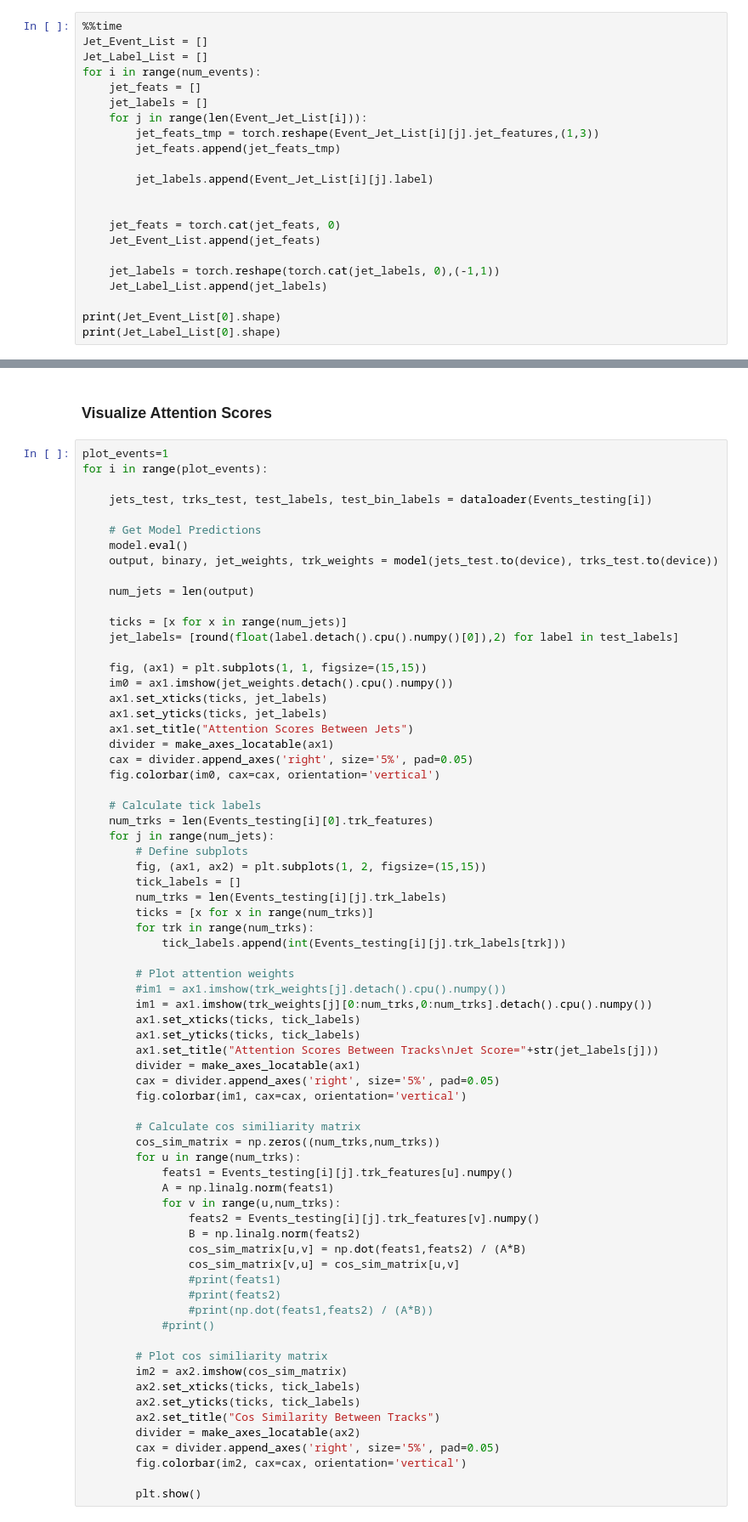
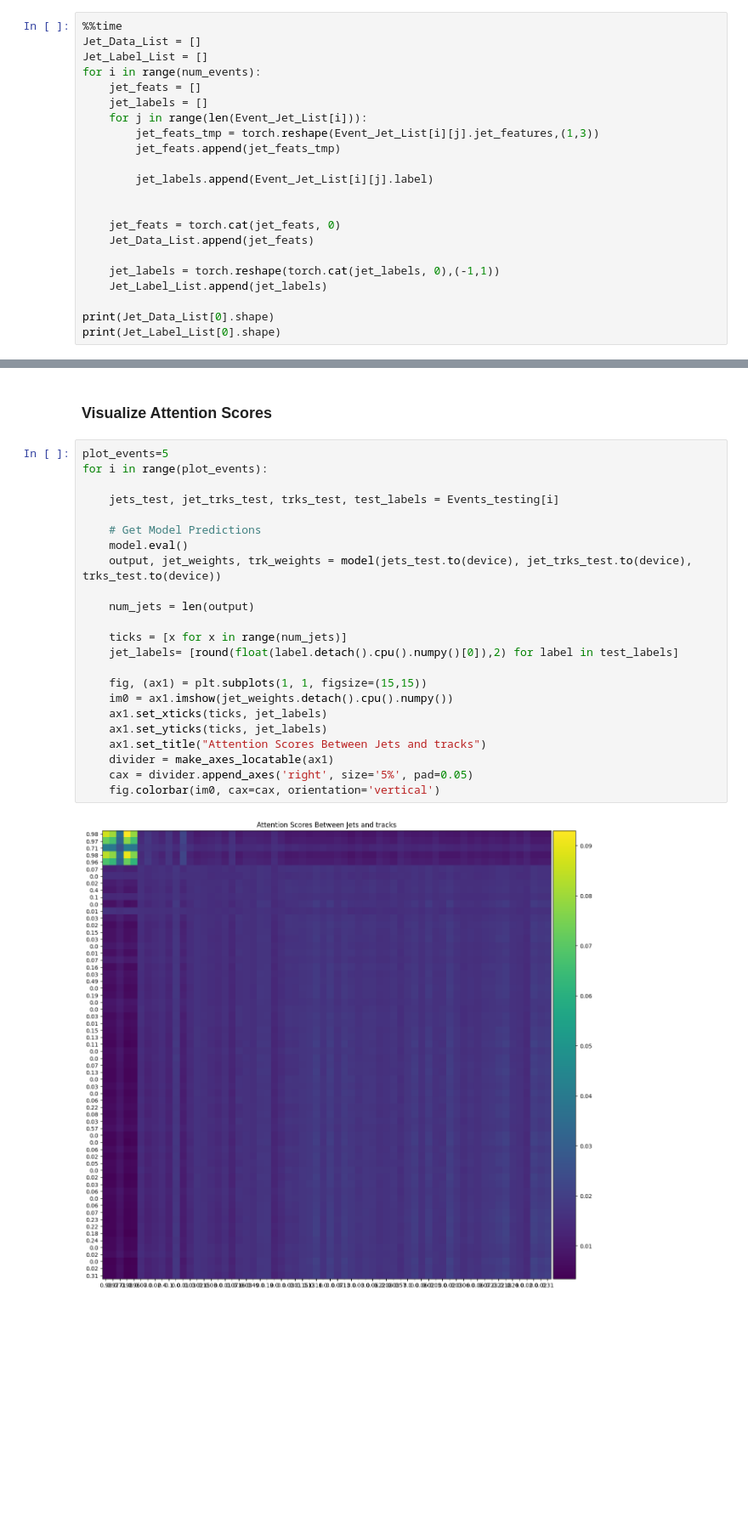
Before and after one commit to LukeV37/Pythia, a Jupyter notebook: Jet_Attention_Model_Event_Level_Cross_Attention.ipynb, the cells around one changed output, grey strips where cells are left out. Shown: that part at 85% size. Saved outputs shown, nothing was run; the diff lists cells and outputs as text; blank space fills up the shorter version.

```diff
--- a/Jet_Attention_Model_Event_Level_Cross_Attention.ipynb
+++ b/Jet_Attention_Model_Event_Level_Cross_Attention.ipynb
@@ -217,7 +218,7 @@ Wall time: 2.39 s
 ### Generate Jet Tensor
 # %%
 %%time
-Jet_Event_List = []
+Jet_Data_List = []
 Jet_Label_List = []
 for i in range(num_events):
     jet_feats = []
@@ -230,12 +231,12 @@ for i in range(num_events):
 
 
     jet_feats = torch.cat(jet_feats, 0)
-    Jet_Event_List.append(jet_feats)
+    Jet_Data_List.append(jet_feats)
 
     jet_labels = torch.reshape(torch.cat(jet_labels, 0),(-1,1))
     Jet_Label_List.append(jet_labels)
 
-print(Jet_Event_List[0].shape)
+print(Jet_Data_List[0].shape)
 print(Jet_Label_List[0].shape)
 # %% [output]
 torch.Size([19, 3])
@@ -499,72 +592,27 @@ HS_idxs = np.where(binary_true == 0)
 # %% [markdown]
 ### Visualize Attention Scores
 # %%
-plot_events=1
+plot_events=5
 for i in range(plot_events):
 
-    jets_test, trks_test, test_labels, test_bin_labels = dataloader(Events_testing[i])
+    jets_test, jet_trks_test, trks_test, test_labels = Events_testing[i]
 
     # Get Model Predictions
     model.eval()
-    output, binary, jet_weights, trk_weights = model(jets_test.to(device), trks_test.to(device))
+    output, jet_weights, trk_weights = model(jets_test.to(device), jet_trks_test.to(device), trks_test.to(device))
 
     num_jets = len(output)
 
     ticks = [x for x in range(num_jets)]
     jet_labels= [round(float(label.detach().cpu().numpy()[0]),2) for label in test_labels]
 
     fig, (ax1) = plt.subplots(1, 1, figsize=(15,15))
     im0 = ax1.imshow(jet_weights.detach().cpu().numpy())
     ax1.set_xticks(ticks, jet_labels)
     ax1.set_yticks(ticks, jet_labels)
-    ax1.set_title("Attention Scores Between Jets")
+    ax1.set_title("Attention Scores Between Jets and tracks")
     divider = make_axes_locatable(ax1)
     cax = divider.append_axes('right', size='5%', pad=0.05)
     fig.colorbar(im0, cax=cax, orientation='vertical')
-
-    # Calculate tick labels
-    num_trks = len(Events_testing[i][0].trk_features)
-    for j in range(num_jets):
-        # Define subplots
-        fig, (ax1, ax2) = plt.subplots(1, 2, figsize=(15,15))
-        tick_labels = []
-        num_trks = len(Events_testing[i][j].trk_labels)
-        ticks = [x for x in range(num_trks)]
-        for trk in range(num_trks):
-            tick_labels.append(int(Events_testing[i][j].trk_labels[trk]))
-
-        # Plot attention weights
-        #im1 = ax1.imshow(trk_weights[j].detach().cpu().numpy())
-        im1 = ax1.imshow(trk_weights[j][0:num_trks,0:num_trks].detach().cpu().numpy())
-        ax1.set_xticks(ticks, tick_labels)
-        ax1.set_yticks(ticks, tick_labels)
-        ax1.set_title("Attention Scores Between Tracks\nJet Score="+str(jet_labels[j]))
-        divider = make_axes_locatable(ax1)
-        cax = divider.append_axes('right', size='5%', pad=0.05)
-        fig.colorbar(im1, cax=cax, orientation='vertical')
-
-        # Calculate cos similiarity matrix
-        cos_sim_matrix = np.zeros((num_trks,num_trks))
-        for u in range(num_trks):
-            feats1 = Events_testing[i][j].trk_features[u].numpy()
-            A = np.linalg.norm(feats1)
-            for v in range(u,num_trks):
-                feats2 = Events_testing[i][j].trk_features[v].numpy()
-                B = np.linalg.norm(feats2)
-                cos_sim_matrix[u,v] = np.dot(feats1,feats2) / (A*B)
-                cos_sim_matrix[v,u] = cos_sim_matrix[u,v]
-                #print(feats1)
-                #print(feats2)
-                #print(np.dot(feats1,feats2) / (A*B))
-            #print()
-
-        # Plot cos similiarity matrix
-        im2 = ax2.imshow(cos_sim_matrix)
-        ax2.set_xticks(ticks, tick_labels)
-        ax2.set_yticks(ticks, tick_labels)
-        ax2.set_title("Cos Similarity Between Tracks")
-        divider = make_axes_locatable(ax2)
-        cax = divider.append_axes('right', size='5%', pad=0.05)
-        fig.colorbar(im2, cax=cax, orientation='vertical')
-
-        plt.show()
+# %% [output]
+[figure, added]
```
Also changed, not shown: parts of 19 cells of this notebook.
